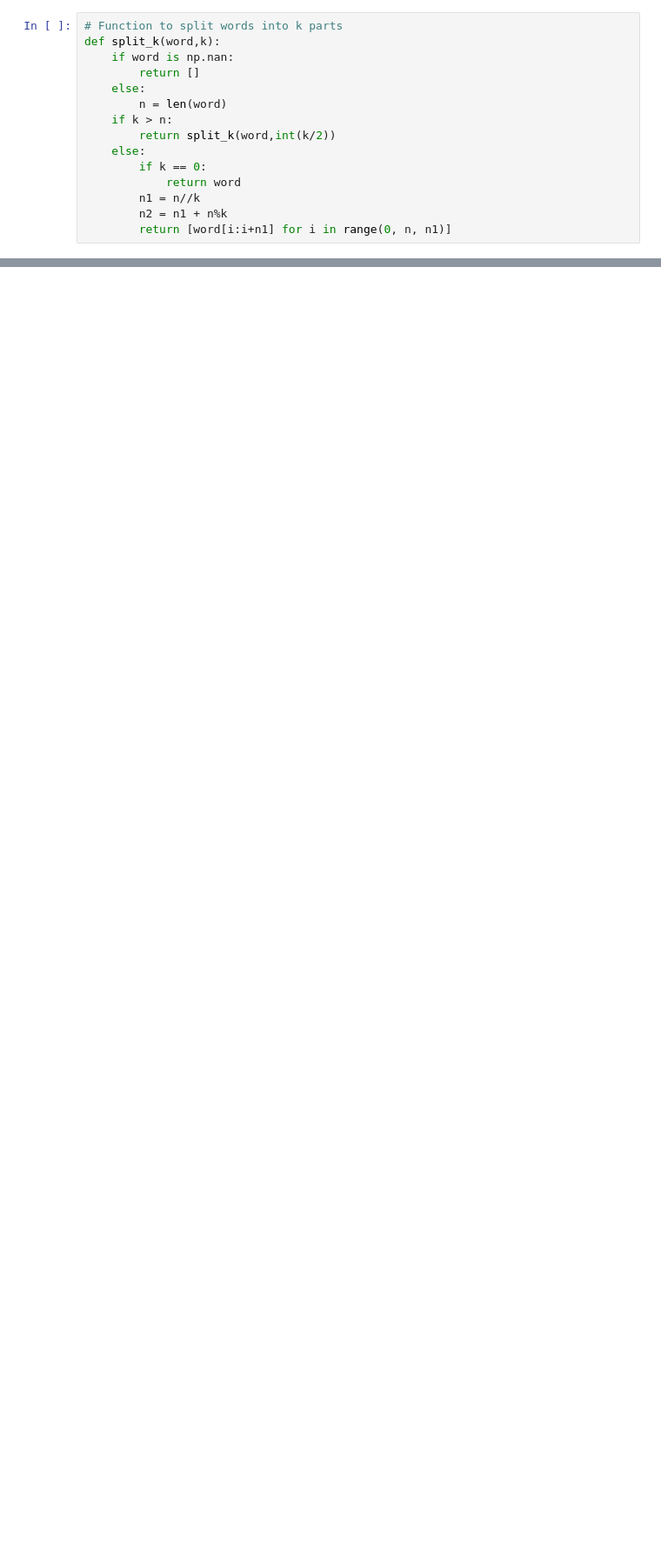
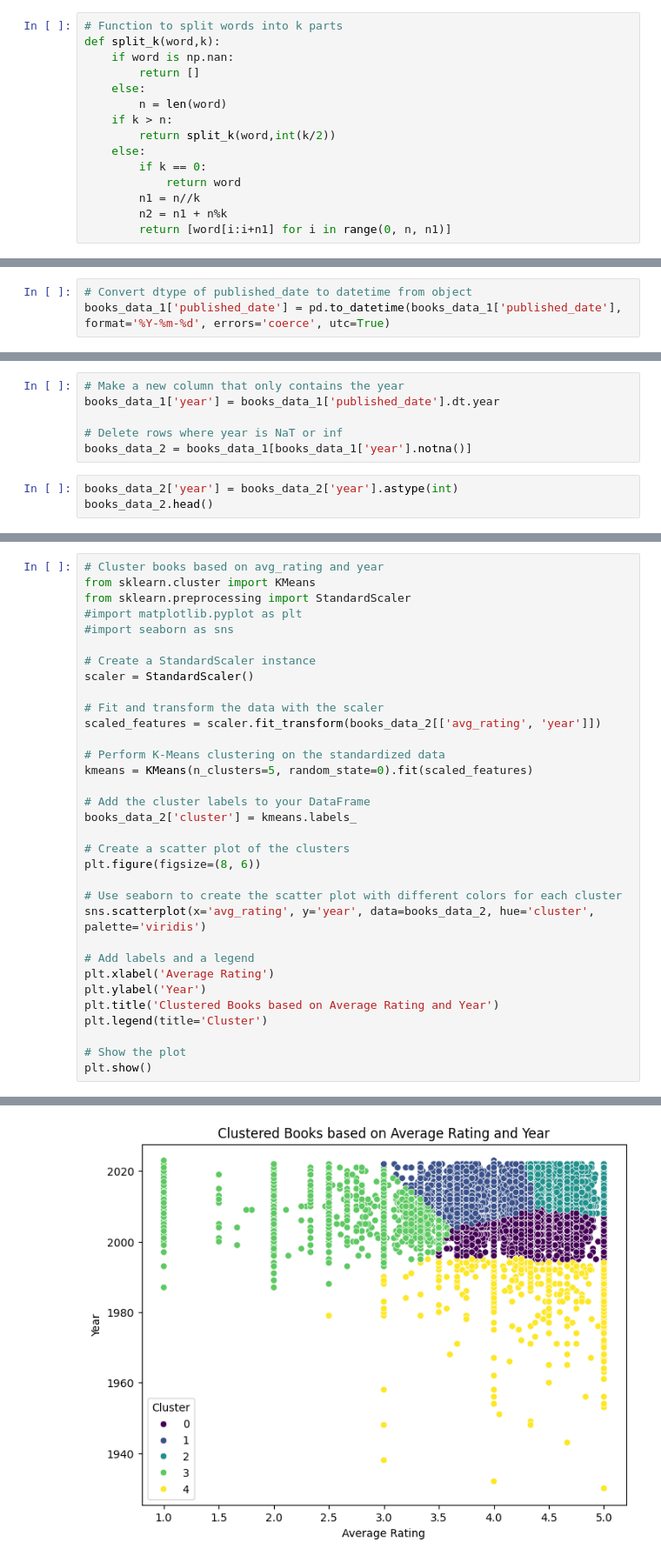
Before and after one commit to s185231/02808_CompTools, a Jupyter notebook: Combined_Notebook.ipynb, the cells around one changed output, grey strips where cells are left out. Shown at 87% size. Drawn from its saved outputs; the diff is of its cells as text; blank space fills up the shorter version.

```diff
--- a/Combined_Notebook.ipynb
+++ b/Combined_Notebook.ipynb
@@ -310,0 +1041,3 @@ for (title1, title2), score in found_similar_items_with_lsh.items():
+# %%
+# Convert dtype of published_date to datetime from object
+books_data_1['published_date'] = pd.to_datetime(books_data_1['published_date'], format='%Y-%m-%d', errors='coerce', utc=True)
@@ -310,0 +1062,9 @@ for (title1, title2), score in found_similar_items_with_lsh.items():
+# %%
+# Make a new column that only contains the year
+books_data_1['year'] = books_data_1['published_date'].dt.year
+
+# Delete rows where year is NaT or inf
+books_data_2 = books_data_1[books_data_1['year'].notna()]
+# %%
+books_data_2['year'] = books_data_2['year'].astype(int)
+books_data_2.head()
@@ -310,0 +1102,34 @@ for (title1, title2), score in found_similar_items_with_lsh.items():
+# %%
+# Cluster books based on avg_rating and year
+from sklearn.cluster import KMeans
+from sklearn.preprocessing import StandardScaler
+#import matplotlib.pyplot as plt
+#import seaborn as sns
+
+# Create a StandardScaler instance
+scaler = StandardScaler()
+
+# Fit and transform the data with the scaler
+scaled_features = scaler.fit_transform(books_data_2[['avg_rating', 'year']])
+
+# Perform K-Means clustering on the standardized data
+kmeans = KMeans(n_clusters=5, random_state=0).fit(scaled_features)
+
+# Add the cluster labels to your DataFrame
+books_data_2['cluster'] = kmeans.labels_
+
+# Create a scatter plot of the clusters
+plt.figure(figsize=(8, 6))
+
+# Use seaborn to create the scatter plot with different colors for each cluster
+sns.scatterplot(x='avg_rating', y='year', data=books_data_2, hue='cluster', palette='viridis')
+
+# Add labels and a legend
+plt.xlabel('Average Rating')
+plt.ylabel('Year')
+plt.title('Clustered Books based on Average Rating and Year')
+plt.legend(title='Cluster')
+
+# Show the plot
+plt.show()
+# %% [output]
@@ -310,0 +1141 @@ for (title1, title2), score in found_similar_items_with_lsh.items():
+[figure, added]
```
Also changed, not shown: parts of 89 cells of this notebook.
